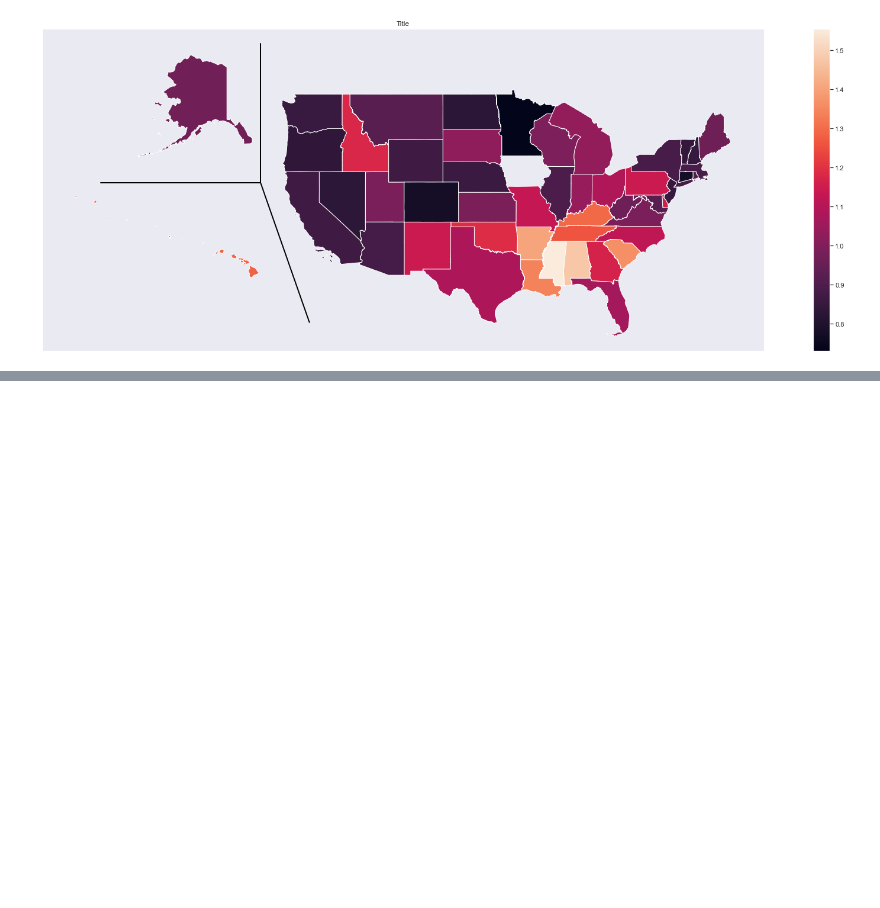
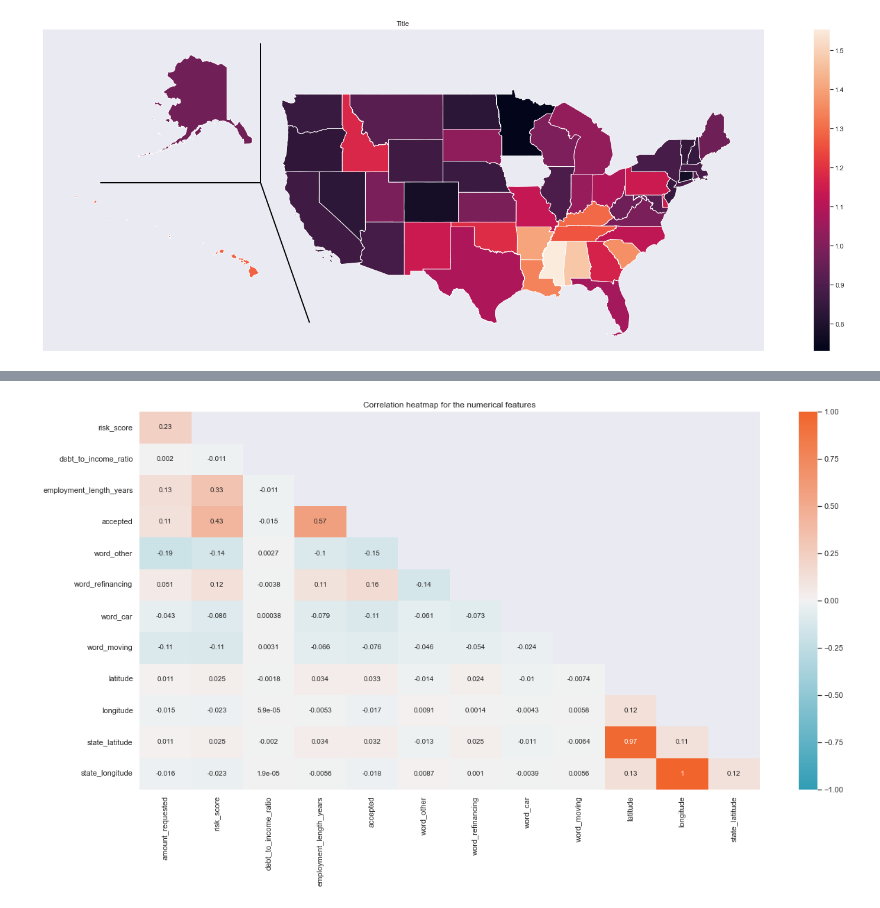
Before and after one commit to Ausmints/lending_club, a Jupyter notebook: Untitled.ipynb, the cells around one changed output, grey strips where cells are left out. Drawn from its saved outputs; the diff is of its cells as text; code cells hidden in the pictures; blank space fills up the shorter version.

Commit message:
Update Untitled.ipynb
Added new transformers for data cleaning and started to make pipeline

```diff
--- a/Untitled.ipynb
+++ b/Untitled.ipynb
@@ -329,6 +332,7 @@ zip_df.head()
 | 4 | 99661 | AK | 55.3192 | -160.4914 | 996AK |
 # %%
 df = clean_data(df)
+df = zip_state_to_coordinates(df)
 
 df.info()
 # %% [output]
@@ -623,4 +594,0 @@ df[df["loan_title"].str.contains("loan").fillna(False)]
-# %%
-for word in difference_words:
-    df.loc[df["loan_title"].str.contains("loan").fillna(False), f'word_{word}'] = 1
-    df.loc[:, f'word_{word}'] = df.loc[:, f'word_{word}'].fillna(0).astype(int)
@@ -642,0 +662,3 @@ df
+# %%
+df = clean_data(df)
+df
@@ -642,0 +705,12 @@ df
+# %%
+df2 = df.copy()
+
+preprocessor = Pipeline(
+    [
+        ("extract_words", ExtractWords()),
+        ("zip_to_coords", ZipStateToCoordinates(state_coord_means, bin_coord_means, state=False)),
+    ]
+)
+
+df2 = preprocessor.fit_transform(df2)
+df2
@@ -642,0 +771,12 @@ df
+# %%
+cmap = sns.diverging_palette(217, 22, 90, 60, as_cmap=True)
+mask = np.triu(np.ones_like(df2.corr(), dtype=bool))
+mask = mask[1:, :-1]
+corr = df2.corr().iloc[1:, :-1].copy()
+
+plt.figure(figsize=(20, 10))
+ax = sns.heatmap(corr, cmap=cmap, mask=mask, annot=True, vmin=-1, vmax=1)
+ax.set_title("Correlation heatmap for the numerical features")
+plt.show()
+# %% [output]
+[figure, added]
```
Also changed, not shown: parts of 14 cells of this notebook.
